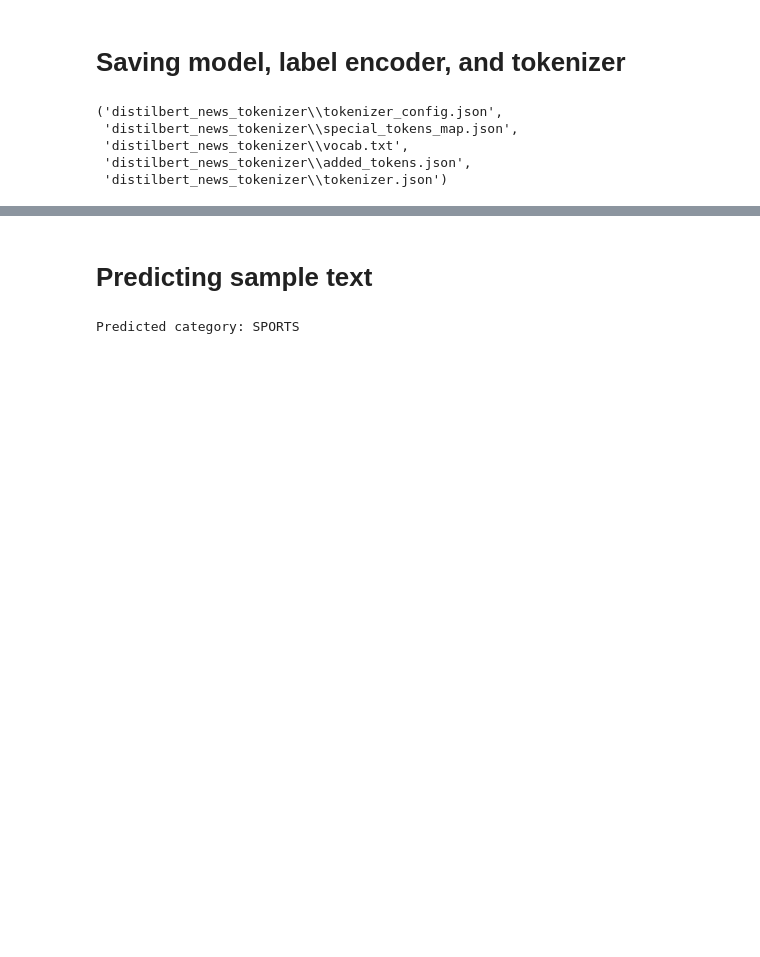
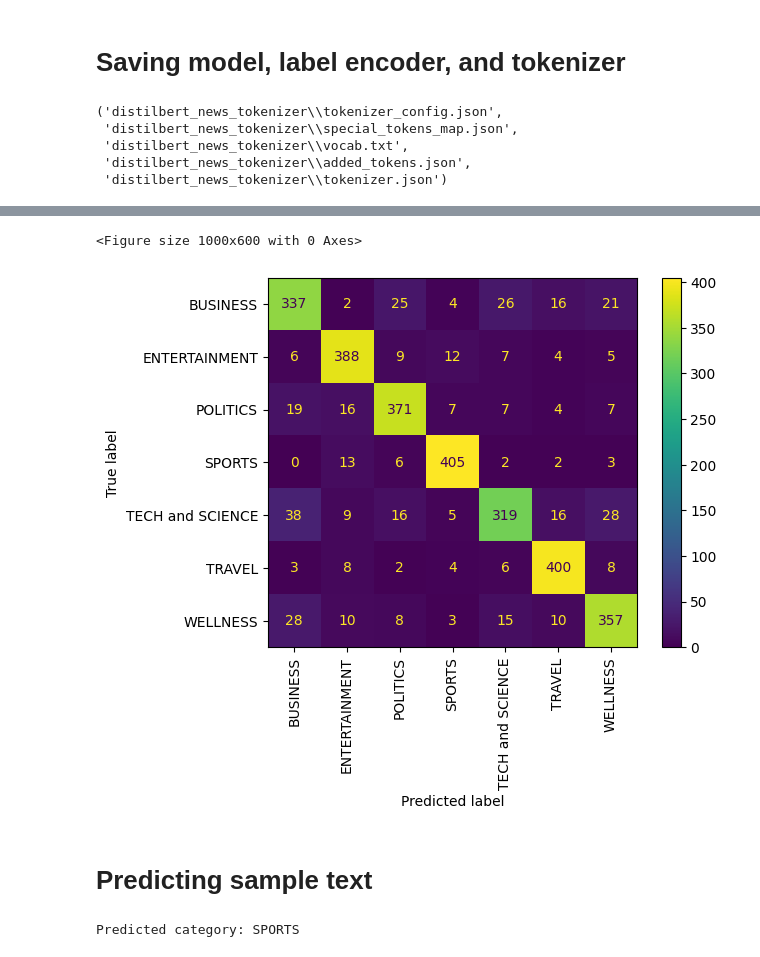
Before and after one commit to Nesraik/University-related, a Jupyter notebook: 5th Semester/Deep Learning/Session 4/News_text_classification.ipynb, the cells around one changed output, grey strips where cells are left out. Saved outputs shown, nothing was run; the diff lists cells and outputs as text; code cells hidden in the pictures; blank space fills up the shorter version.

Commit message:
Added classification report and confusion matrix

```diff
--- a/5th Semester/Deep Learning/Session 4/News_text_classification.ipynb
+++ b/5th Semester/Deep Learning/Session 4/News_text_classification.ipynb
@@ -360,0 +366,3 @@ with open('label_encoder.pkl', 'wb') as file:
+# %%
+model = TFAutoModelForSequenceClassification.from_pretrained('distilbert_news_model')
+model.load_weights('distilbert_news_model/tf_model.h5')
@@ -360,0 +377,3 @@ with open('label_encoder.pkl', 'wb') as file:
+# %%
+model.compile(optimizer=tf.keras.optimizers.Adam(5e-6),metrics=['accuracy'])
+prediction = model.predict(test_dataset)
@@ -361,3 +399,11 @@ with open('label_encoder.pkl', 'wb') as file:
+# %%
+plt.figure(figsize=(10,6))
+ConfusionMatrixDisplay(confusion_matrix(y_test,np.argmax(prediction.logits,axis=1)),display_labels=encoder.classes_).plot()
+plt.xticks(rotation=90)
+plt.show()
+# %% [output]
+<Figure size 1000x600 with 0 Axes>
+[figure, added]
 # %% [markdown]
 # Predicting sample text
 # %%
```
Also changed, not shown: parts of 8 cells of this notebook, 1 other file.
